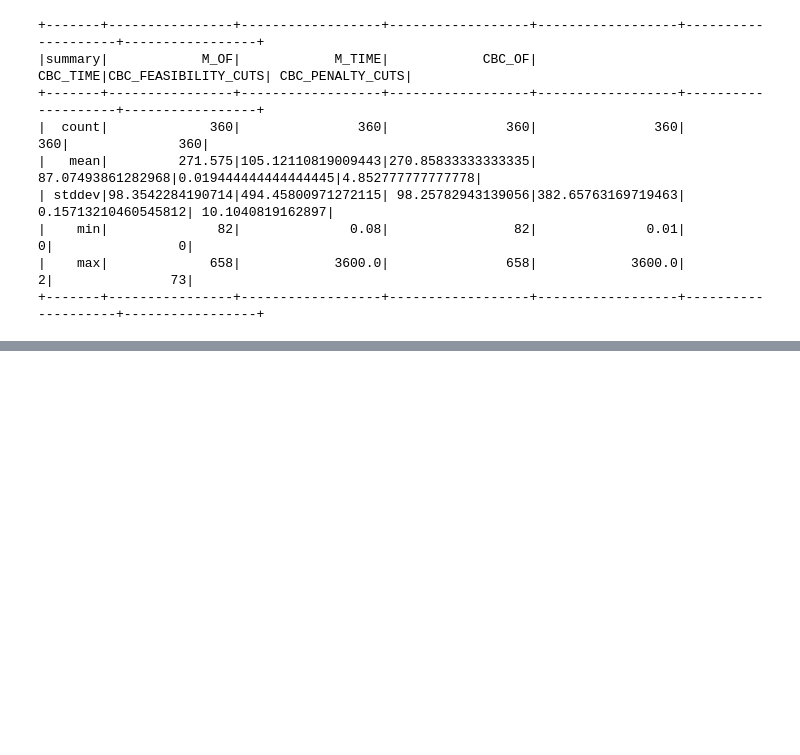
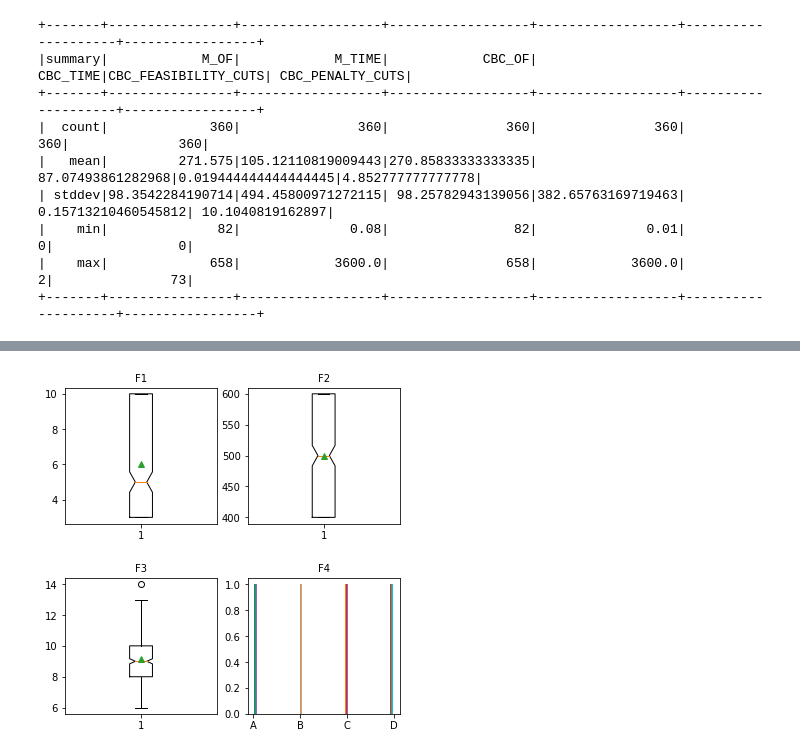
Before and after one commit to JakeSieghardt/pyspark-challenge, a Jupyter notebook: src/work/Challenge.ipynb, the cells around one changed output, grey strips where cells are left out. Saved outputs shown, nothing was run; the diff lists cells and outputs as text; code cells hidden in the pictures; blank space fills up the shorter version.

Commit message:
Visualizations

```diff
--- a/src/work/Challenge.ipynb
+++ b/src/work/Challenge.ipynb
@@ -113,0 +123,23 @@ df.describe('M_OF','M_TIME','CBC_OF', 'CBC_TIME', 'CBC_FEASIBILITY_CUTS', 'CBC_P
+# %%
+# Converting to Pandas for visualization with Matplotlib
+dfPanda = df.toPandas()
+# %%
+fs = 10
+fig, axes = plt.subplots(nrows=2, ncols=2, figsize=(6, 6))
+
+axes[0, 0].boxplot(dfPanda['F1'], showmeans=True, notch=True)
+axes[0, 0].set_title('F1', fontsize=fs)
+
+axes[0, 1].boxplot(dfPanda['F2'], showmeans=True, notch=True)
+axes[0, 1].set_title('F2', fontsize=fs)
+
+axes[1, 0].boxplot(dfPanda['F3'], showmeans=True, notch=True)
+axes[1, 0].set_title('F3', fontsize=fs)
+
+axes[1, 1].hist(dfPanda['F4'])
+axes[1, 1].set_title('F4', fontsize=fs)
+
+fig.subplots_adjust(hspace=0.4)
+plt.show()
+# %% [output]
+[figure, added]
```
Also changed, not shown: parts of 7 cells of this notebook, 2 other files.
